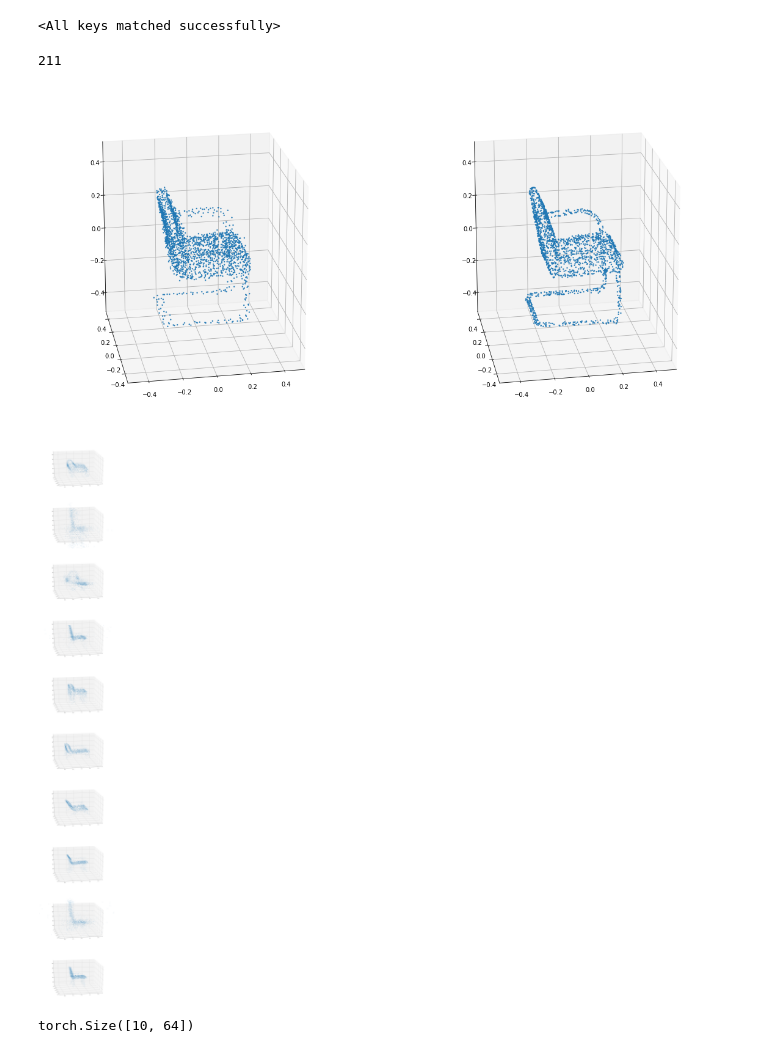
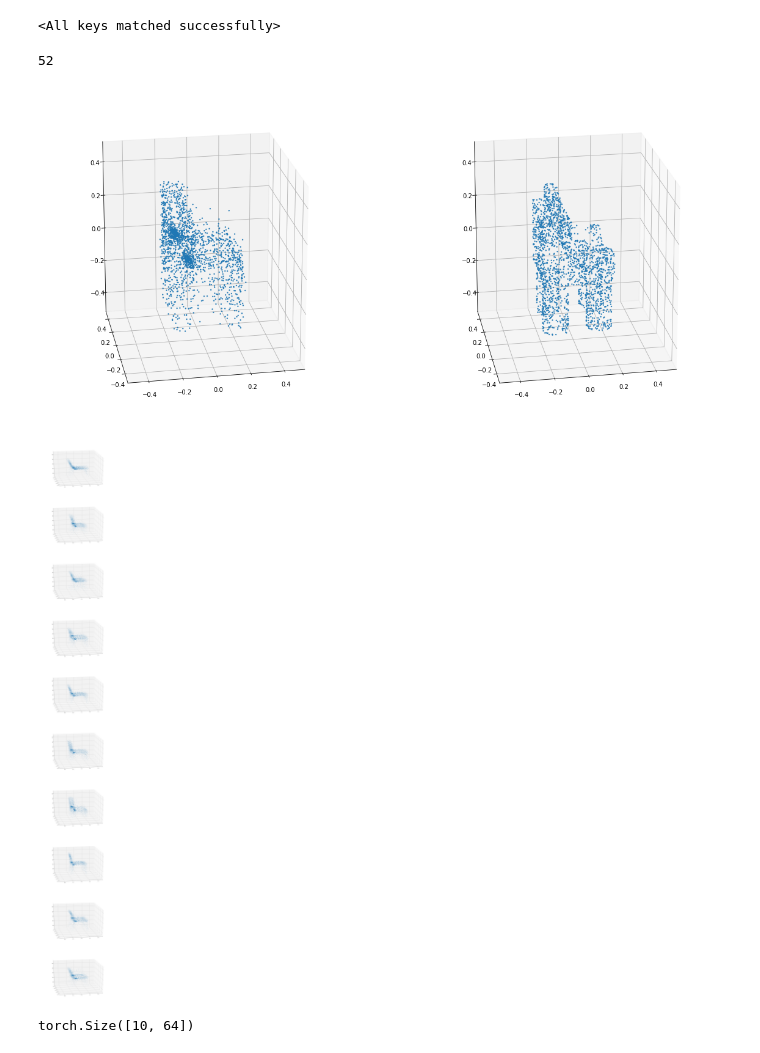
Before and after one commit to RaminHasibi/pointCloudAE, a Jupyter notebook: eval_VAE.ipynb, the cells around one changed output. Cells and saved outputs as stored; diff of their text form; code cells hidden in the pictures.

Commit message:
training is running

```diff
--- a/eval_VAE.ipynb
+++ b/eval_VAE.ipynb
@@ -10,13 +11,15 @@ from torch_geometric.data import DataLoader
 # %%
 path = '../data/shapenet_2048/'
 batch_size = 32
-encode_dim = 64
 dataset = ShapeNet_2048(path, split='trainval',categories='Chair')
+indices = np.arange(len(dataset))
+_, test_indices = train_test_split(indices, test_size=.25, random_state=42)
+test_dataset = dataset[torch.tensor(test_indices)]
 device = torch.device('cuda')
 model = Net().to(device)
 test_loader = DataLoader(
-    dataset, batch_size=batch_size, shuffle=False, num_workers=1)
-model.load_state_dict(torch.load('saved_models/pointVAECh400.pt',map_location=device))
+    test_dataset, batch_size=batch_size, shuffle=False, num_workers=1)
+model.load_state_dict(torch.load('saved_models/pointVAECh30.pt',map_location=device))
 # %% [output]
 <All keys matched successfully>
 # %%
@@ -35,7 +38,7 @@ for i,data in enumerate(test_loader):
 # %%
 i
 # %% [output]
-211
+52
 # %%
 def plot_3d_point_cloud(x, y, z, show=True, show_axis=True, in_u_sphere=False, marker='.', s=8, alpha=.8, figsize=(15, 7), elev=20, azim=260, axis=None, title=None, *args, **kwargs):
 
@@ -77,18 +80,19 @@ def plot_3d_point_cloud(x, y, z, show=True, show_axis=True, in_u_sphere=False, m
 # %%
 fig = plt.figure(figsize=(20,10))
 ax_pred = fig.add_subplot(121, projection='3d')
 ax_true = fig.add_subplot(122, projection='3d')
-num = 300
+num = 10
 plot_3d_point_cloud(gen_data['pred'][num][:,0],
                     gen_data['pred'][num][:,1],
                     gen_data['pred'][num][:,2], in_u_sphere=True,axis=ax_pred,show=False);
 plot_3d_point_cloud(gen_data['true'][num][:,0],
                     gen_data['true'][num][:,1],
                     gen_data['true'][num][:,2], in_u_sphere=True,axis=ax_true,show=False);
 # %% [output]
-[figure, old version]
+[figure, new version]
 # %%
 num_samples = 10
+encode_dim = 128
 rand_norm = torch.randn(num_samples, encode_dim).to(device)
 fig = plt.figure(figsize=(20,15*num_samples))
 for i in range(0,num_samples):
@@ -98,7 +102,7 @@ for i in range(0,num_samples):
                         sample[:,1],
                         sample[:,2], in_u_sphere=True,axis=ax,show=False);
 # %% [output]
-[figure, old version]
+[figure, new version]
 # %%
 rand_norm.shape
 # %% [output]
```
Also changed, not shown: parts of 1 cell of this notebook, 2 other files.
